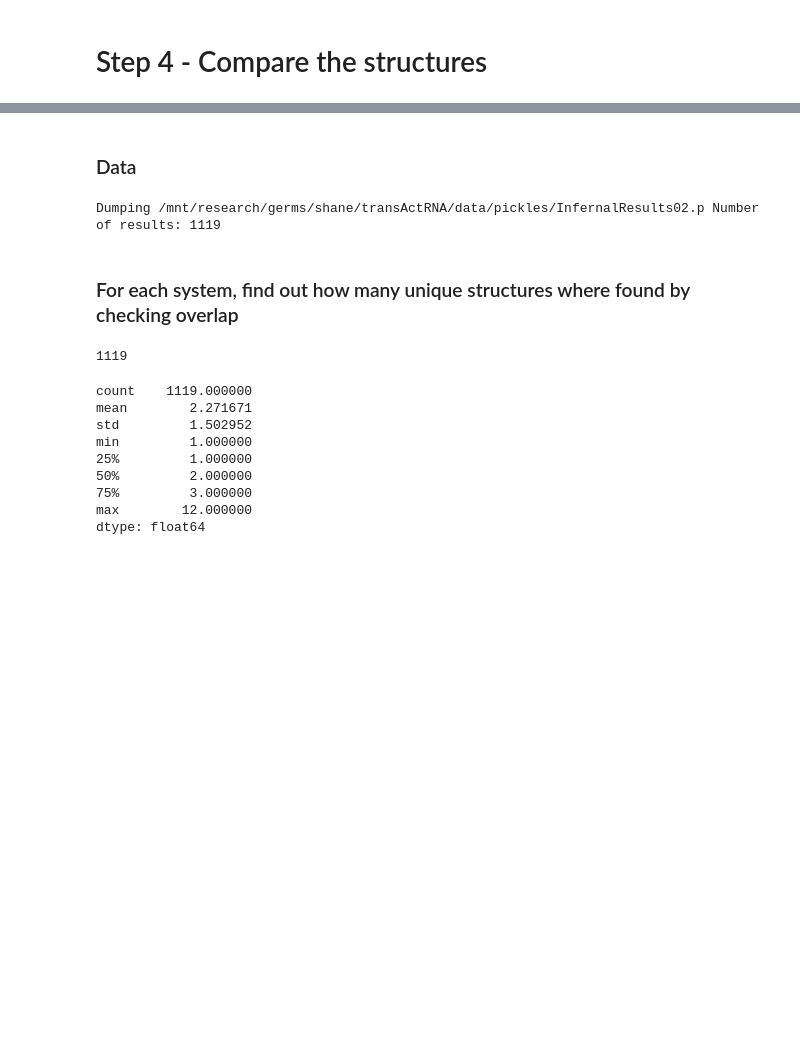
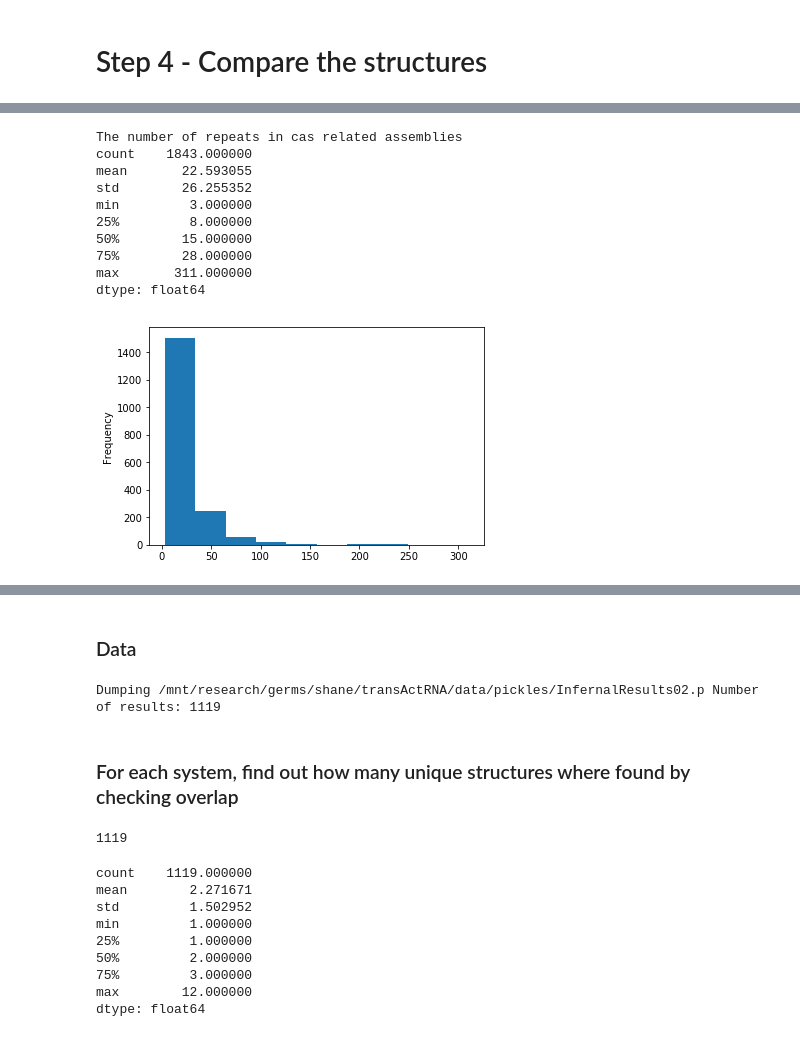
Before and after one commit to skDooley/TRACR_RNA, a Jupyter notebook: Step4-StructuralComparison.ipynb, the cells around one changed output, grey strips where cells are left out. Cells and saved outputs as stored; diff of their text form; code cells hidden in the pictures; blank space fills up the shorter version.

```diff
--- a/Step4-StructuralComparison.ipynb
+++ b/Step4-StructuralComparison.ipynb
@@ -26,0 +541,2 @@ Loaded Session
+# %%
+for protID in infernalResults.seqTracrs:
@@ -26,0 +621,24 @@ Loaded Session
+# %%
+def selectLongestCRISPR(tracrID,ids,infernalResults):
+    maxRepeats = 0
+    maxID = ''
+    for protID in ids:
+        if protID not in infernalResults.structMapping[tracrID]:continue
+        operon = casOperons.operons[casOperons.seqMap[protID]]
+        crispr = operon.getCRISPR(protID)
+        if len(crispr.repeatCoords) > maxRepeats:
+            maxRepeats = len(crispr.repeatCoords)
+            maxID = protID
+    return maxID
+# %%
+fh = open("Cas9SystemDetails.txt","w")
+fh.write("\t".join(["ClusterID","ProtID","CRISPR Type","Repeats","Num ConSeqs","Consensus Seqs"]))
+for cluster, seqIDs in cas9Clusters.items():
+    for protID in seqIDs:
+        operon = casOperons.operons[casOperons.seqMap[protID]]
+        crispr = operon.getCRISPR(protID)
+        if len(crispr.terminators)>0:
+            print(protID)
+            break
+    break
+fh.close()
@@ -26,0 +734,3 @@ Loaded Session
+# %%
+tRound = 0
+infernalResults = ProcessInfernal(tRound,gene) # Results from the last structural search
@@ -26,0 +772,25 @@ Loaded Session
+# %%
+print("The number of repeats in cas related assemblies")
+from pandas import Series
+dist = []
+for i,protID in enumerate(infernalResults.seqTracrs):
+    operon = casOperons.operons[casOperons.seqMap[protID]]
+    crispr = operon.getCRISPR(protID)
+#     print(dir(crispr))
+    dist.append(len(crispr.repeatCoords))
+#     break
+dist = Series(dist)
+dist.plot.hist();
+print(dist.describe())
+# %% [output]
+The number of repeats in cas related assemblies
+count    1843.000000
+mean       22.593055
+std        26.255352
+min         3.000000
+25%         8.000000
+50%        15.000000
+75%        28.000000
+max       311.000000
+dtype: float64
+[figure, added]
```
Also changed, not shown: parts of 80 cells of this notebook, 25 other files.
